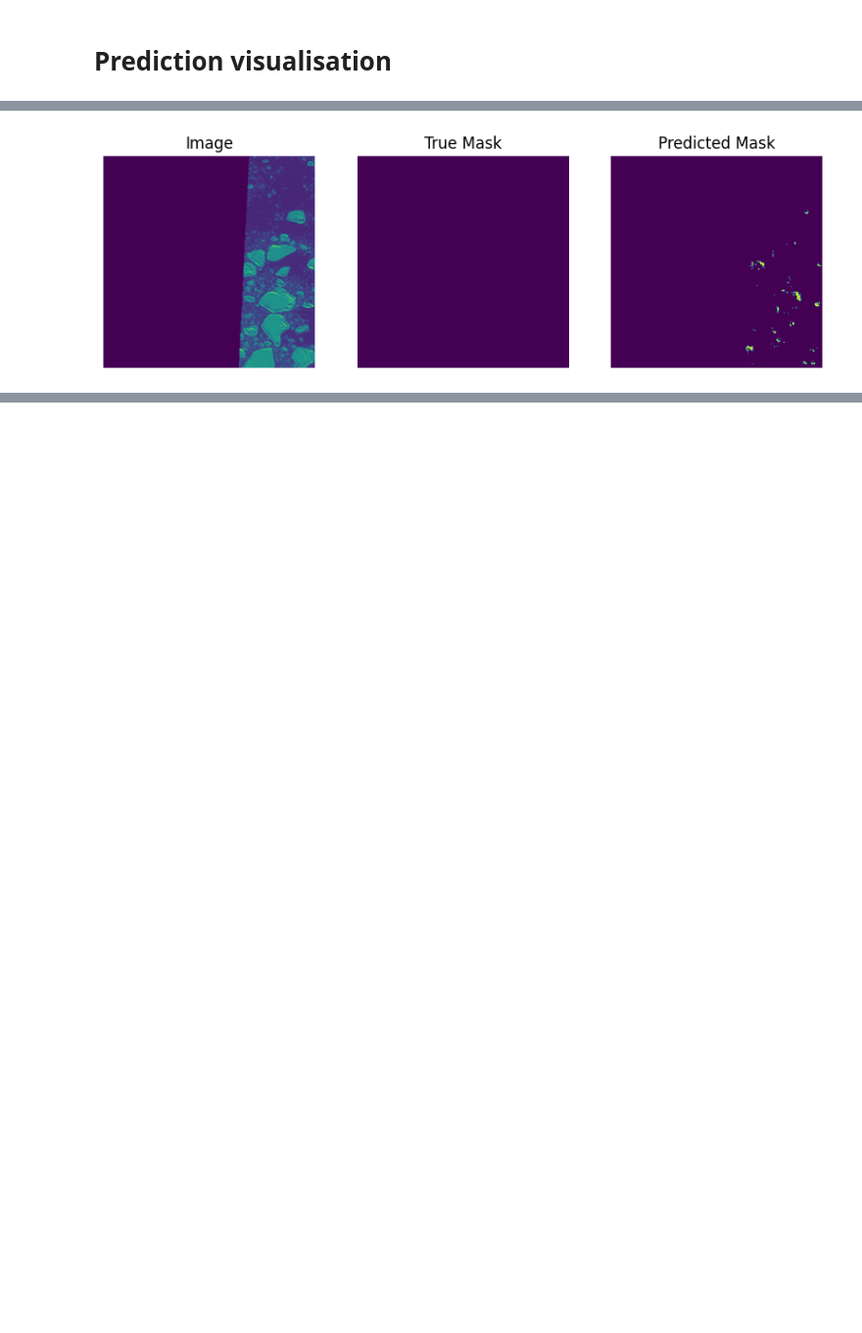
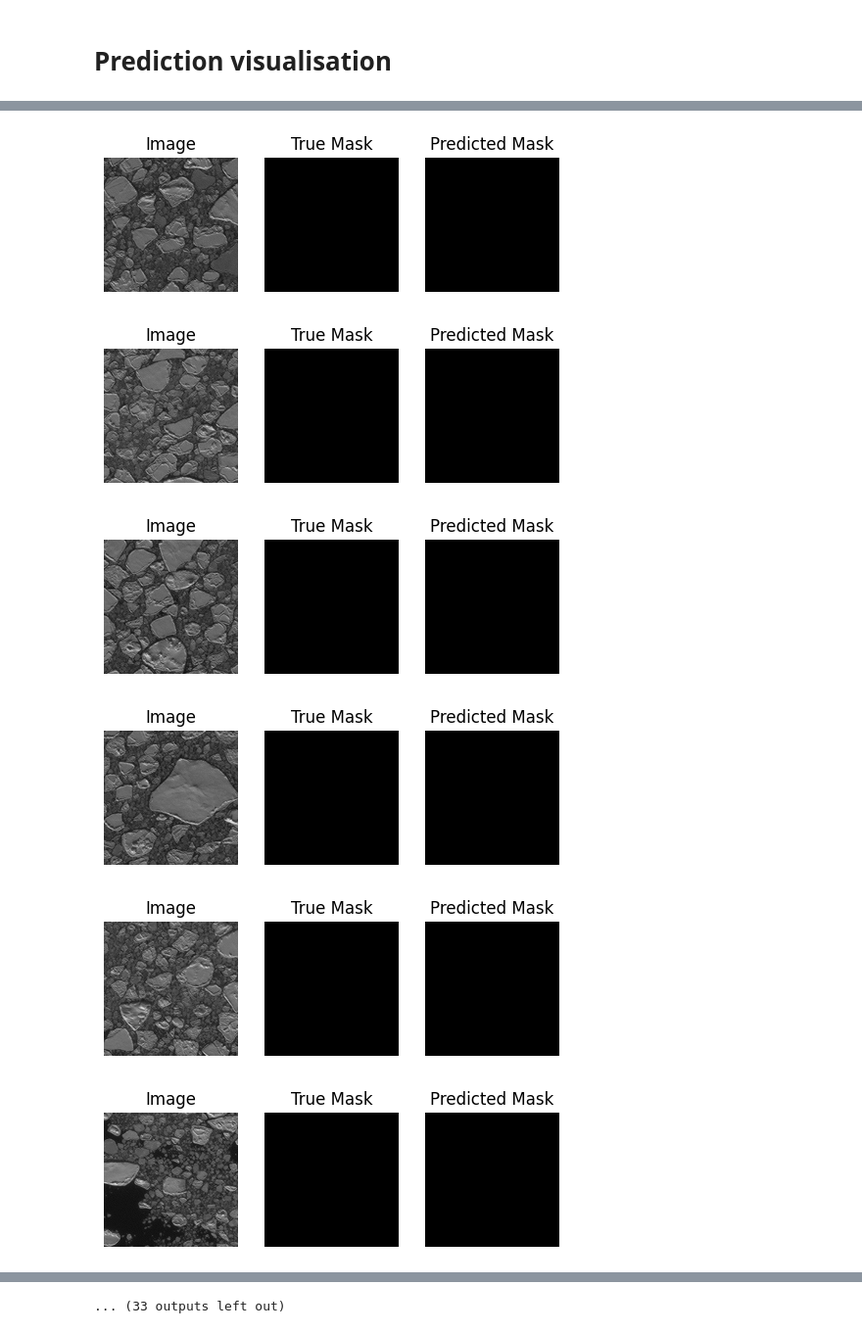
Before and after one commit to GeoKauko/TheNavySeals, a Jupyter notebook: 2_Seal_detection.ipynb, the cells around one changed output, grey strips where cells are left out. Shown at 98% size. Drawn from its saved outputs; the diff is of its cells as text; code cells hidden in the pictures; blank space fills up the shorter version.

```diff
--- a/2_Seal_detection.ipynb
+++ b/2_Seal_detection.ipynb
@@ -192,13 +174,0 @@ val_loader = torch.utils.data.DataLoader(val_dataset_seals, batch_size=batch_siz
-# %%
-image, mask = train_dataset_seals[450]
-fig, axes = plt.subplots(1, 2, figsize=(10, 5))
-axes[0].imshow(image.permute(1, 2, 0), cmap = 'gray')  # Convert from tensor format (C, H, W) to (H, W, C)
-axes[0].set_title('Image')
-axes[0].axis('off')
-axes[1].imshow(mask.permute(1, 2, 0), cmap = 'gray')  # Convert from tensor format (C, H, W) to (H, W, C)
-axes[1].set_title('Mask')
-axes[1].axis('off')
-plt.show()
-
-print(image.shape)
-print(mask.shape)
@@ -242,13 +206,12 @@ Mon Jun 17 14:20:08 2024
 # %%
 #source:https://smp.readthedocs.io/en/latest/models.html#unet
 model = smp.Unet(
-    encoder_name="efficientnet-b1", # choose encoder, e.g. mobilenet_v2 or efficientnet-b7 we chose efficientnet-b1 based on the SealNet 2.0
+    encoder_name="resnext50_32x4d", # choose encoder, e.g. mobilenet_v2 or efficientnet-b7 we chose efficientnet-b1 based on the SealNet 2.0
     encoder_weights=None, # we do not have a pretrained model, so we put none and the model will use random weigths
     in_channels=1,                  # model input channels (1 for gray-scale images, 3 for RGB, etc.)
     classes=1 # model output channels (number of classes in your dataset)
 
 )
-#model.segmentation_head[2] = nn.Sigmoid()
 # %% [markdown]
 ### Training and testing
 # %%
@@ -450,31 +505,48 @@ Test Accuracy: 100.0%
 # %%
-#for i in range(len(outputs[:2])):
-i = 19
+# Visualization all test images!
 
+'''
+# Index of the image you want to visualize
+for i in range(len(test_dataset)):
 # Set visualization variables
-image, mask = test_dataset[i]
-pred = all_outputs_acc[i]
-#pred = (pred).round_()
-#print(pred)
-pred_print = (pred > 0.8).float()
-#print(pred_print)
-fig, axes = plt.subplots(1, 3, figsize=(10, 5))
+  image, mask = test_dataset[i]
+  image = image.to(device, dtype=torch.float).unsqueeze(0)  # Add batch dimension
+  mask = mask.to(device, dtype=torch.float).unsqueeze(0)  # Add batch dimension
 
-# Show image on axis 0
-axes[0].imshow(image.permute(1, 2, 0))  # Convert from tensor format (C, H, W) to (H, W, C)
-axes[0].set_title('Image')
-axes[0].axis('off')
+  best_model.eval()
+  with torch.no_grad():
+    pred = model(image)
+  #print(f'Prediction shape: {pred.shape}')
 
-# Show True mask on axis 1
-axes[1].imshow(mask.permute(1, 2, 0))  # Convert from tensor format (C, H, W) to (H, W, C)
-axes[1].set_title('True Mask')
-axes[1].axis('off')
+  pred = torch.sigmoid(pred).squeeze().cpu().numpy()  # Convert prediction to numpy array
+  pred_print = (pred == 1).astype(float)
 
-pred_print_np = pred_print.squeeze().cpu().numpy()
-axes[2].imshow(pred_print_np)  # Use grayscale colormap for binary mask
-axes[2].set_title('Predicted Mask')
-axes[2].axis('off')
+  fig, axes = plt.subplots(1, 3, figsize=(6, 2))
+  image_np = image.squeeze().cpu().numpy()  # Keep the shape as (1, 224, 224) if it's a single channel
+  if image_np.ndim == 3:
+      image_np = image_np.transpose(1, 2, 0)  # Convert from tensor format (C, H, W) to (H, W, C)
+  #print(f'Image shape for imshow: {image_np.shape}')
+  axes[0].imshow(image_np.squeeze(), cmap='gray')  # Use grayscale if single channel
+  axes[0].set_title('Image')
+  axes[0].axis('off')
+
+  mask_np = mask.squeeze().cpu().numpy()
+  #print(f'True mask shape for imshow: {mask_np.shape}')
+  axes[1].imshow(mask_np, cmap='gray')  # Convert mask to numpy array
+  axes[1].set_title('True Mask')
+  axes[1].axis('off')
+
+  #print(f'Predicted mask shape for imshow: {pred_print.shape}')
+  axes[2].imshow(pred_print, cmap='gray')  # Use grayscale colormap for binary mask
+  axes[2].set_title('Predicted Mask')
+  axes[2].axis('off')
 
 plt.show()
+'''
 # %% [output]
-[figure, old version]
+[figure, new version]
+[figure, added]
+[figure, added]
+[figure, added]
+[figure, added]
+[figure, added]
@@ -480,0 +559 @@ plt.show()
+... (33 outputs left out)
```
Also changed, not shown: parts of 22 cells of this notebook.
